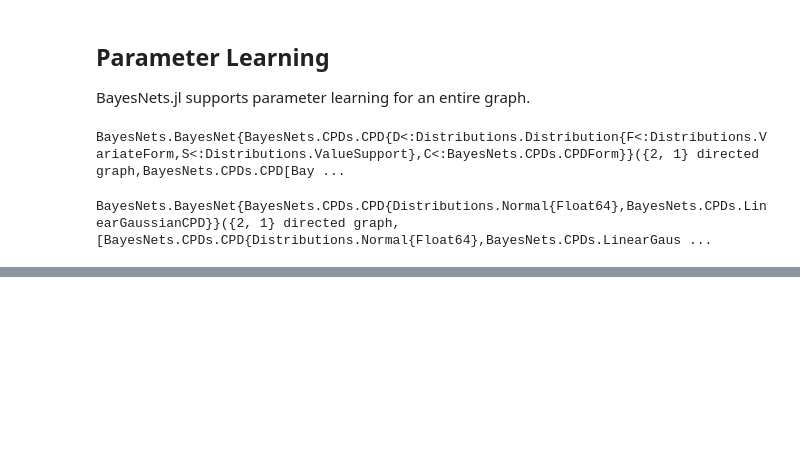
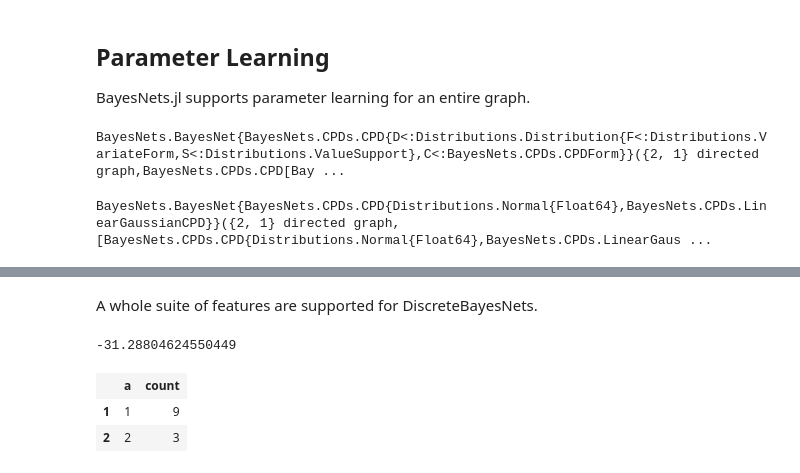
Before and after one commit to sisl/BayesNets.jl, a Jupyter notebook: doc/test_BN.ipynb, the cells around one changed output, grey strips where cells are left out. Saved outputs shown, nothing was run; the diff lists cells and outputs as text; code cells hidden in the pictures; blank space fills up the shorter version.

```diff
--- a/doc/test_BN.ipynb
+++ b/doc/test_BN.ipynb
@@ -136,0 +165,12 @@ BayesNets.BayesNet{BayesNets.CPDs.CPD{Distributions.Normal{Float64},BayesNets.CP
+# %% [markdown]
+A whole suite of features are supported for DiscreteBayesNets.
+# %%
+bayesian_score(bn, data, params.prior) # compute the Bayesian score of the data under the BayesNet
+# %% [output]
+-31.28804624550449
+# %%
+count(bn, :a, data) # obtain a list of counts for the node
+# %% [output]
+|  | a | count |
+| 1 | 1 | 9 |
+| 2 | 2 | 3 |
```
Also changed, not shown: parts of 14 cells of this notebook, 4 other files.
